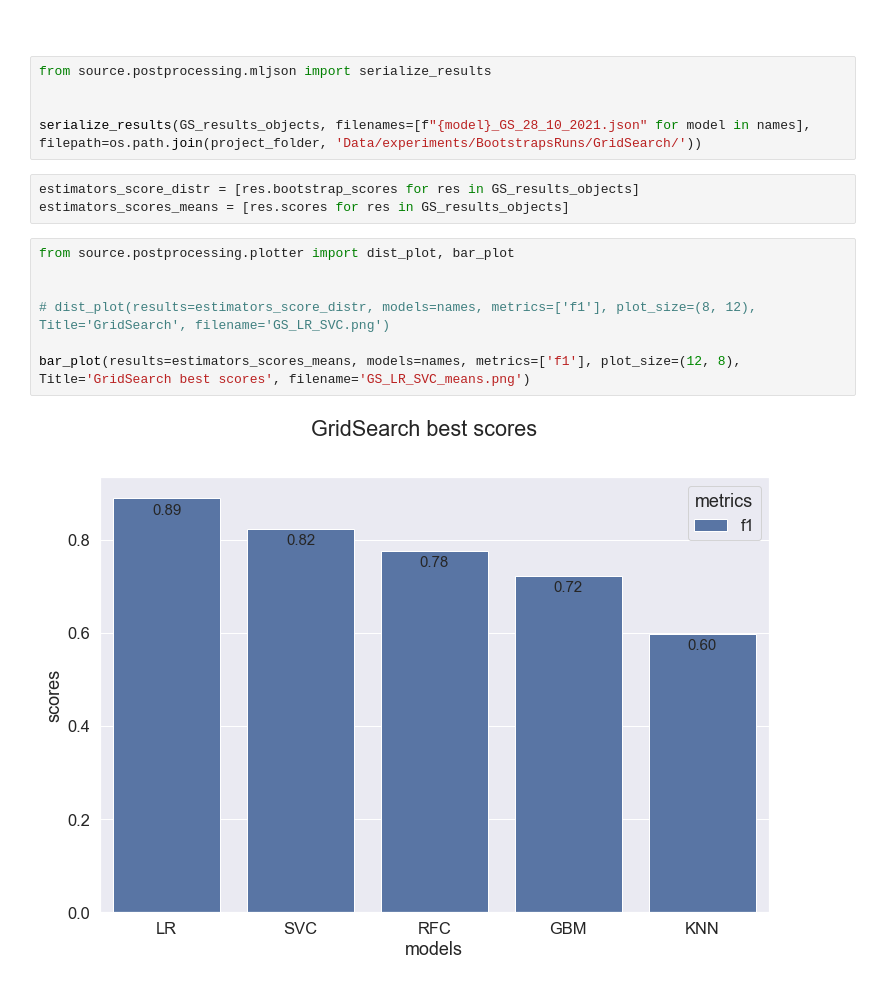
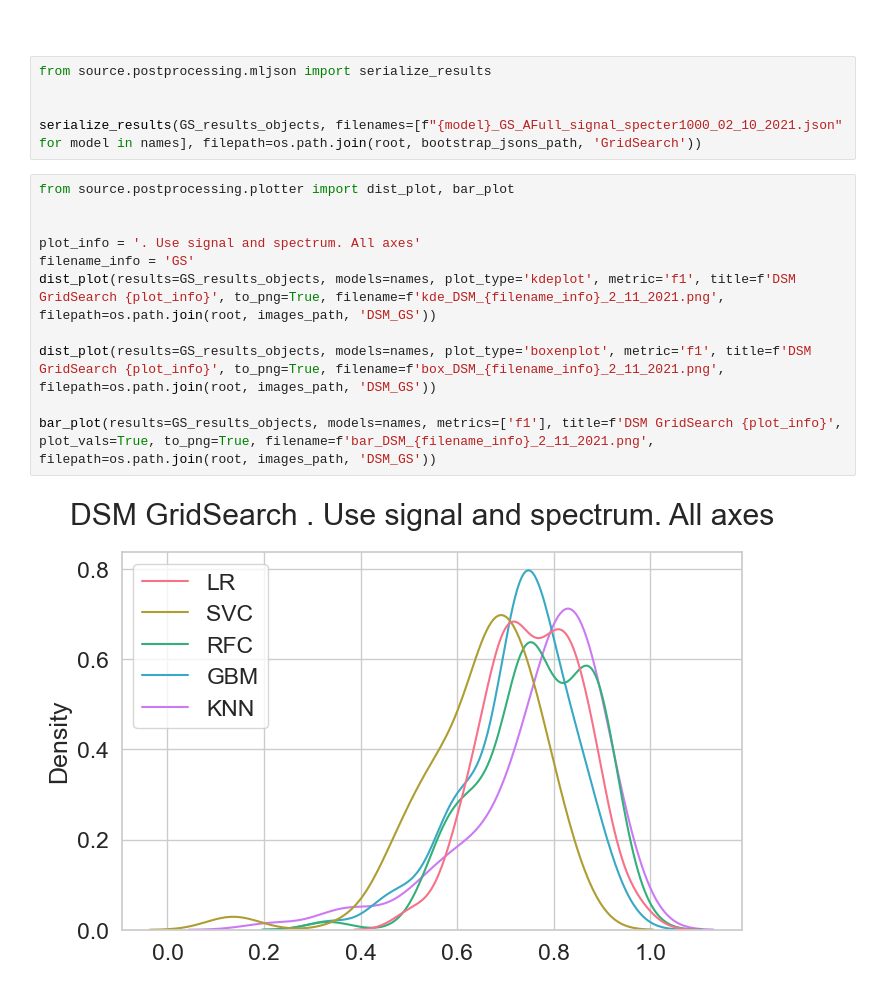
Before and after one commit to RuslanBabudzhan/QuantumBearings, a Jupyter notebook: notebooks/GridSearch.ipynb, the cells around one changed output. Drawn from its saved outputs; the diff is of its cells as text.

Commit message:
Plots and xlsx

```diff
--- a/notebooks/GridSearch.ipynb
+++ b/notebooks/GridSearch.ipynb
@@ -126,16 +136,17 @@ Best f1 score for KNN: 59.806%
 from source.postprocessing.mljson import serialize_results
 
 
-serialize_results(GS_results_objects, filenames=[f"{model}_GS_28_10_2021.json" for model in names], filepath=os.path.join(project_folder, 'Data/experiments/BootstrapsRuns/GridSearch/'))
+serialize_results(GS_results_objects, filenames=[f"{model}_GS_AFull_signal_specter1000_02_10_2021.json" for model in names], filepath=os.path.join(root, bootstrap_jsons_path, 'GridSearch'))
-# %%
-estimators_score_distr = [res.bootstrap_scores for res in GS_results_objects]
-estimators_scores_means = [res.scores for res in GS_results_objects]
-# %%
-from source.postprocessing.plotter import dist_plot, bar_plot
-
-
-# dist_plot(results=estimators_score_distr, models=names, metrics=['f1'], plot_size=(8, 12), Title='GridSearch', filename='GS_LR_SVC.png')
-
-bar_plot(results=estimators_scores_means, models=names, metrics=['f1'], plot_size=(12, 8), Title='GridSearch best scores', filename='GS_LR_SVC_means.png')
-# %% [output]
-[figure, removed]
+# %%
+from source.postprocessing.plotter import dist_plot, bar_plot
+
+
+plot_info = '. Use signal and spectrum. All axes'
+filename_info = 'GS'
+dist_plot(results=GS_results_objects, models=names, plot_type='kdeplot', metric='f1', title=f'DSM GridSearch {plot_info}', to_png=True, filename=f'kde_DSM_{filename_info}_2_11_2021.png', filepath=os.path.join(root, images_path, 'DSM_GS'))
+
+dist_plot(results=GS_results_objects, models=names, plot_type='boxenplot', metric='f1', title=f'DSM GridSearch {plot_info}', to_png=True, filename=f'box_DSM_{filename_info}_2_11_2021.png', filepath=os.path.join(root, images_path, 'DSM_GS'))
+
+bar_plot(results=GS_results_objects, models=names, metrics=['f1'], title=f'DSM GridSearch {plot_info}', plot_vals=True, to_png=True, filename=f'bar_DSM_{filename_info}_2_11_2021.png', filepath=os.path.join(root, images_path, 'DSM_GS'))
+# %% [output]
+[figure, added]
```
Also changed, not shown: parts of 7 cells of this notebook.
